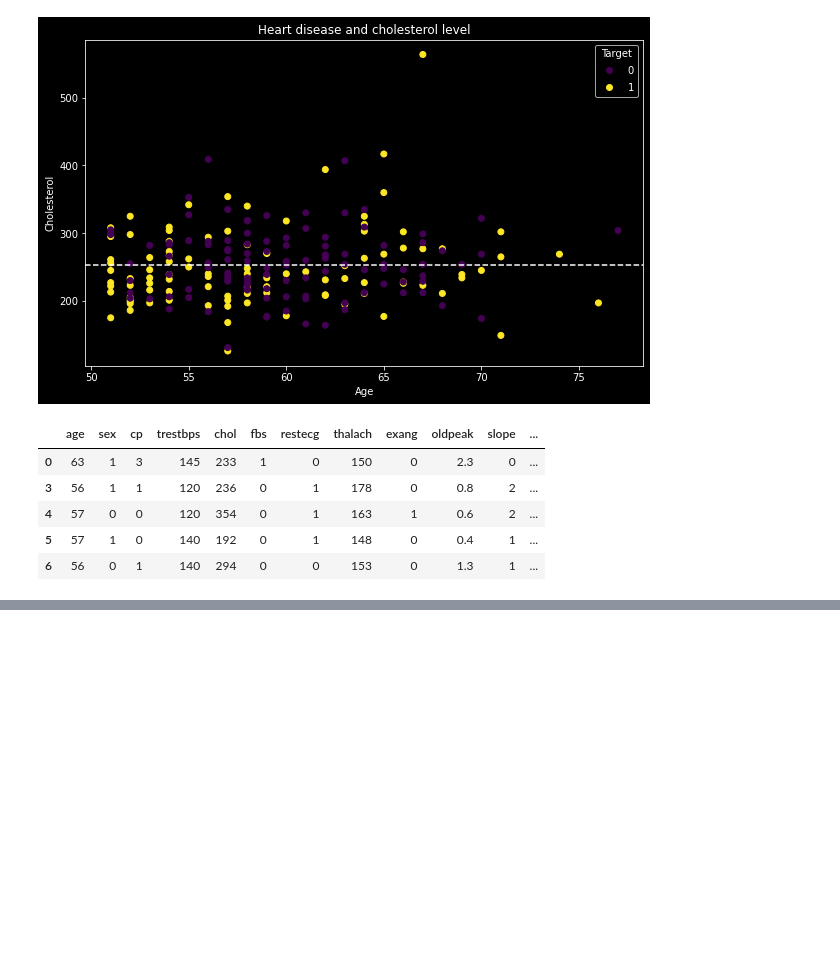
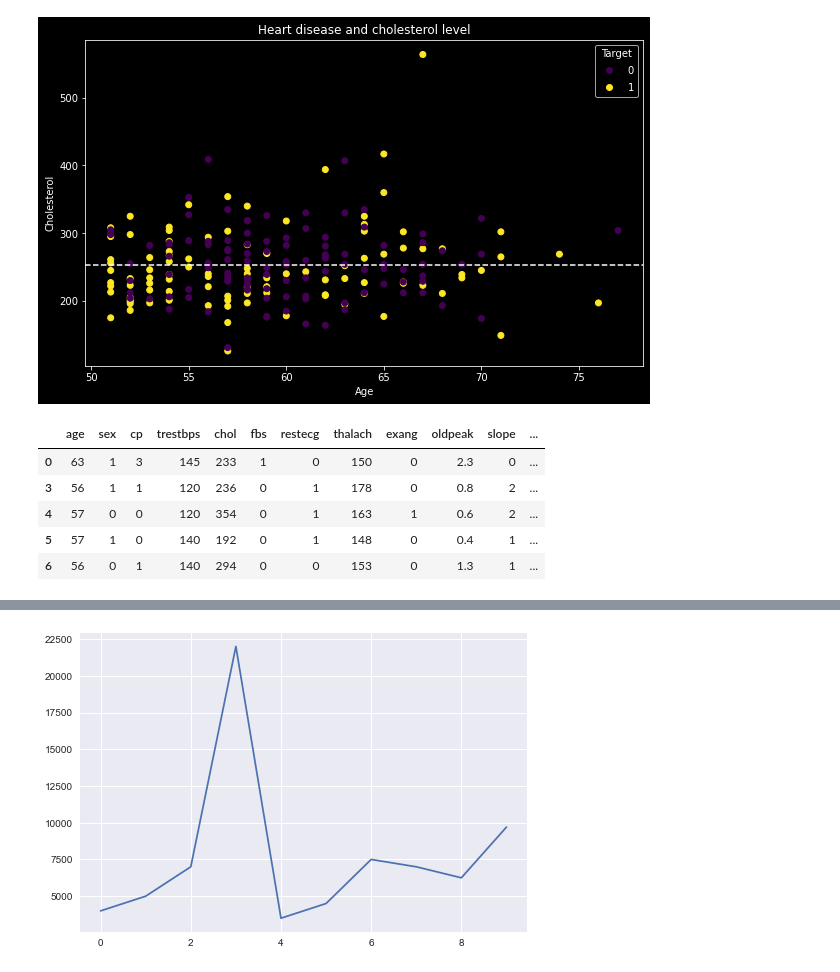
Before and after one commit to crypt096/zero-to-mastery-ml, a Jupyter notebook: introduction-to-matplotlib.ipynb, the cells around one changed output, grey strips where cells are left out. Cells and saved outputs as stored; diff of their text form; code cells hidden in the pictures; blank space fills up the shorter version.

```diff
--- a/introduction-to-matplotlib.ipynb
+++ b/introduction-to-matplotlib.ipynb
@@ -480,0 +519,6 @@ ax1.axhline(over_50['thalach'].mean(),linestyle='--');
+# %%
+plt.style.use('seaborn-darkgrid')
+# %%
+car_sales["Price"].plot();
+# %% [output]
+[figure, added]
```
Also changed, not shown: parts of 12 cells of this notebook.
